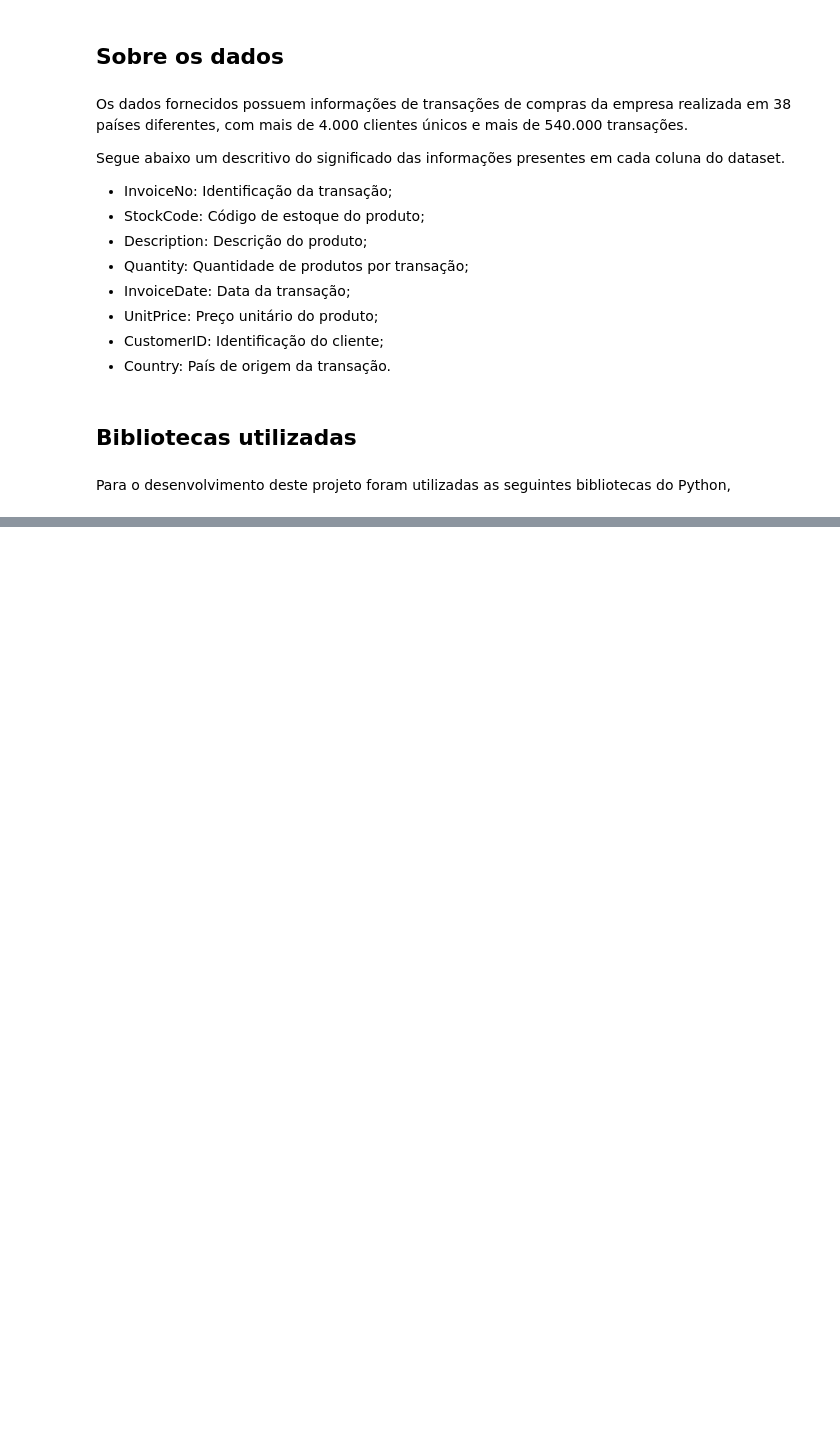
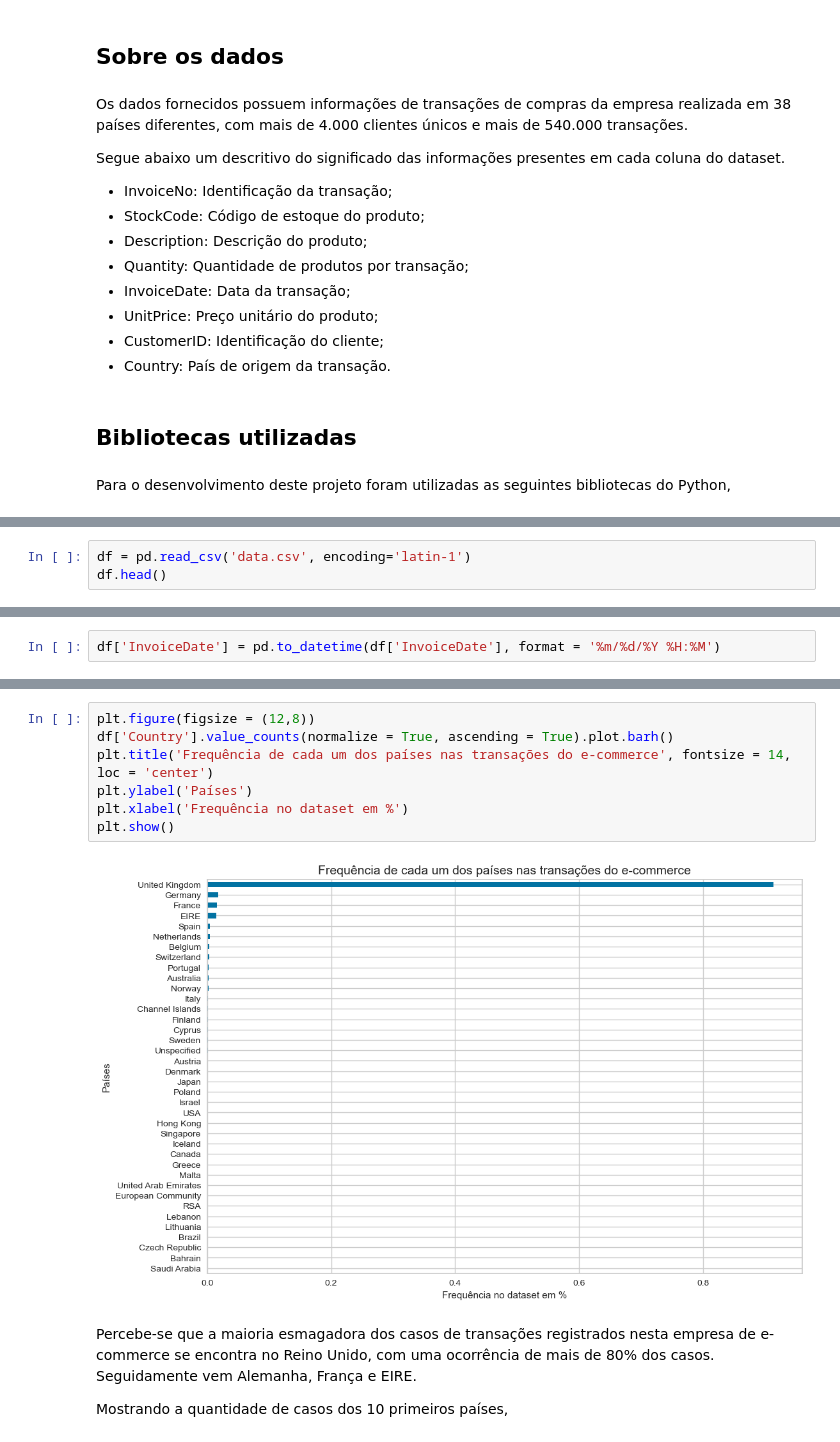
Before and after one commit to rfprates/clustering_rfm_metrics, a Jupyter notebook: clustering_rfm.ipynb, the cells around one changed output, grey strips where cells are left out. Cells and saved outputs as stored; diff of their text form; blank space fills up the shorter version.

```diff
--- a/clustering_rfm.ipynb
+++ b/clustering_rfm.ipynb
@@ -35,0 +53,3 @@ Para o desenvolvimento deste projeto foram utilizadas as seguintes bibliotecas d
+# %%
+df = pd.read_csv('data.csv', encoding='latin-1')
+df.head()
@@ -35,0 +119,2 @@ Para o desenvolvimento deste projeto foram utilizadas as seguintes bibliotecas d
+# %%
+df['InvoiceDate'] = pd.to_datetime(df['InvoiceDate'], format = '%m/%d/%Y %H:%M')
@@ -35,0 +165,13 @@ Para o desenvolvimento deste projeto foram utilizadas as seguintes bibliotecas d
+# %%
+plt.figure(figsize = (12,8))
+df['Country'].value_counts(normalize = True, ascending = True).plot.barh()
+plt.title('Frequência de cada um dos países nas transações do e-commerce', fontsize = 14, loc = 'center')
+plt.ylabel('Países')
+plt.xlabel('Frequência no dataset em %')
+plt.show()
+# %% [output]
+[figure, added]
+# %% [markdown]
+Percebe-se que a maioria esmagadora dos casos de transações registrados nesta empresa de e-commerce se encontra no Reino Unido, com uma ocorrência de mais de 80% dos casos. Seguidamente vem Alemanha, França e EIRE.
+
+Mostrando a quantidade de casos dos 10 primeiros países,
```
Also changed, not shown: parts of 35 cells of this notebook.
